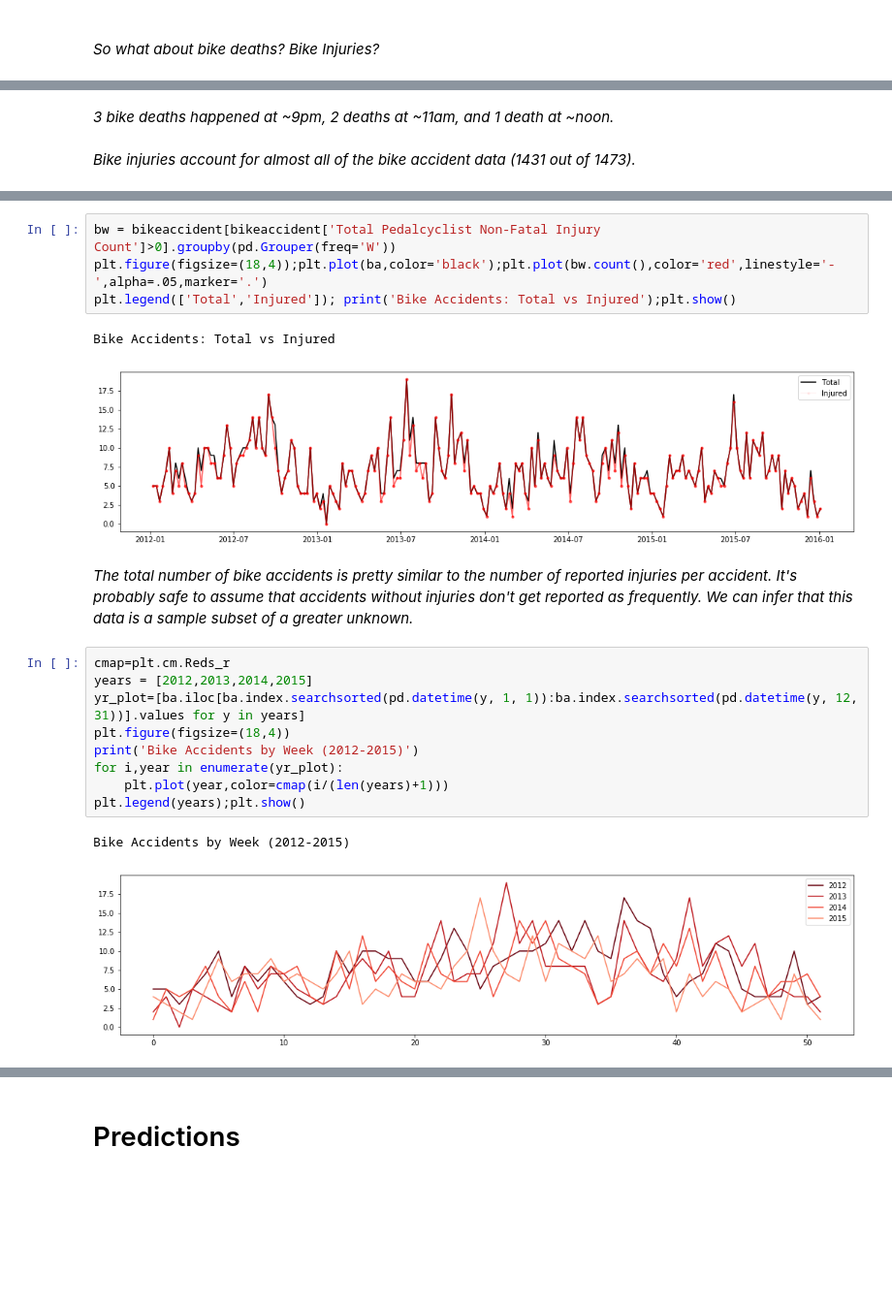
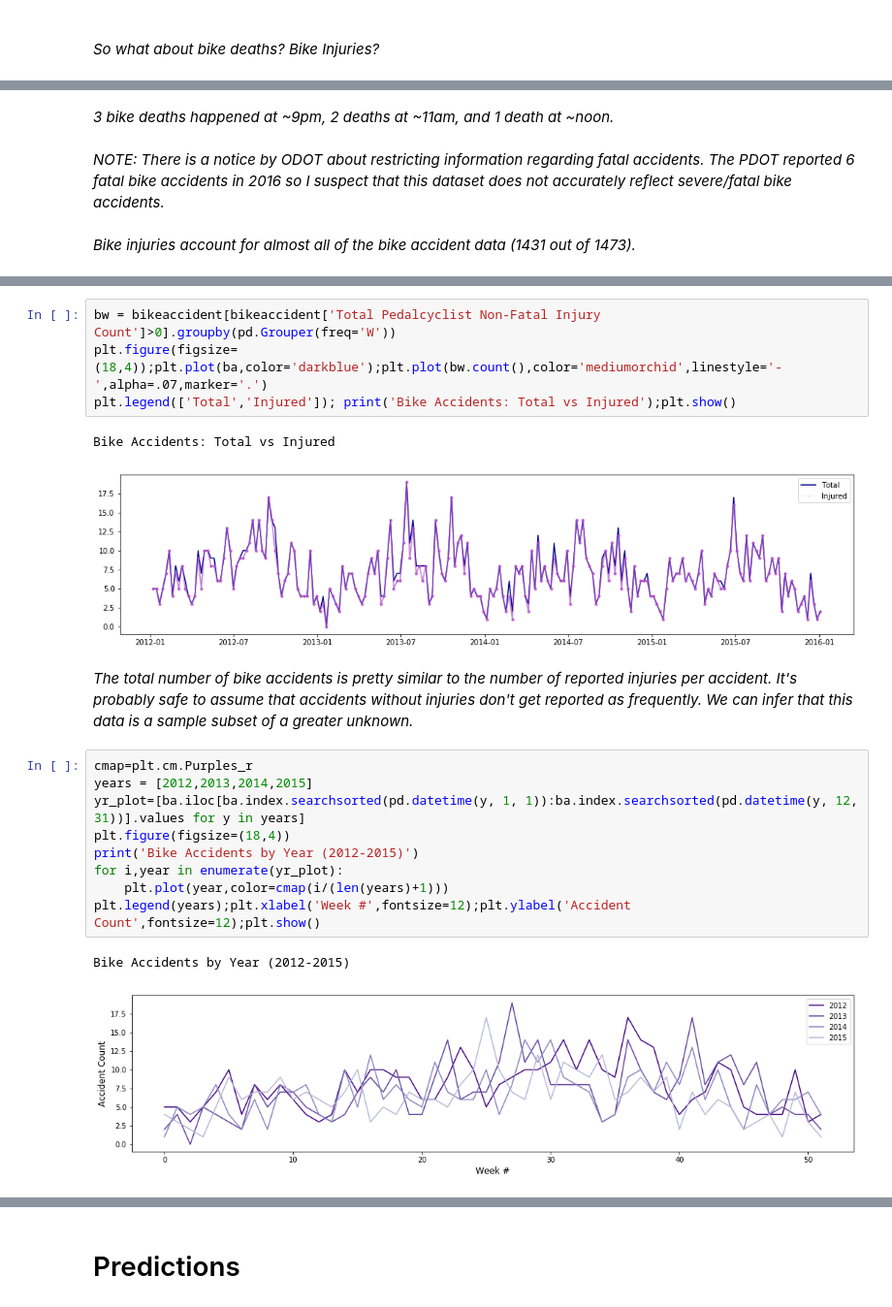
Before and after one commit to kimrharper/thinkful, a Jupyter notebook: capstone/capstone-odot-bikeaccident.ipynb, the cells around one changed output, grey strips where cells are left out. Shown at 97% size. Drawn from its saved outputs; the diff is of its cells as text; blank space fills up the shorter version.

```diff
--- a/capstone/capstone-odot-bikeaccident.ipynb
+++ b/capstone/capstone-odot-bikeaccident.ipynb
@@ -101,5 +107,5 @@ plt.show()
 # %% [markdown]
-_3 bike deaths happened at ~9pm, 2 deaths at ~11am, and 1 death at ~noon._
+_3 bike deaths happened at ~9pm, 2 deaths at ~11am, and 1 death at ~noon.<br> <br>NOTE: There is a notice by ODOT about restricting information regarding fatal accidents. The PDOT reported 6 fatal bike accidents in 2016 so I suspect that this dataset does not accurately reflect severe/fatal bike accidents._
 # %% [markdown]
 _Bike injuries account for almost all of the bike accident data (1431 out of 1473)._
 # %%
@@ -111,22 +117,22 @@ bikeaccident.drop(['Crash Year','Crash Day','Crash Month','Crash Hour','index'],
 | 2012-01-03 | 1450073 | 1.0 | 0.0 | 1.0 | 6 | ... |
 # %%
 bw = bikeaccident[bikeaccident['Total Pedalcyclist Non-Fatal Injury Count']>0].groupby(pd.Grouper(freq='W'))
-plt.figure(figsize=(18,4));plt.plot(ba,color='black');plt.plot(bw.count(),color='red',linestyle='-',alpha=.05,marker='.')
+plt.figure(figsize=(18,4));plt.plot(ba,color='darkblue');plt.plot(bw.count(),color='mediumorchid',linestyle='-',alpha=.07,marker='.')
 plt.legend(['Total','Injured']); print('Bike Accidents: Total vs Injured');plt.show()
 # %% [output]
 Bike Accidents: Total vs Injured
-[figure, old version]
+[figure, new version]
 # %% [markdown]
 _The total number of bike accidents is pretty similar to the number of reported injuries per accident. It's probably safe to assume that accidents without injuries don't get reported as frequently. We can infer that this data is a sample subset of a greater unknown._
 # %%
-cmap=plt.cm.Reds_r
+cmap=plt.cm.Purples_r
 years = [2012,2013,2014,2015]
 yr_plot=[ba.iloc[ba.index.searchsorted(pd.datetime(y, 1, 1)):ba.index.searchsorted(pd.datetime(y, 12, 31))].values for y in years]
 plt.figure(figsize=(18,4))
-print('Bike Accidents by Week (2012-2015)')
+print('Bike Accidents by Year (2012-2015)')
 for i,year in enumerate(yr_plot):
     plt.plot(year,color=cmap(i/(len(years)+1)))
-plt.legend(years);plt.show()
+plt.legend(years);plt.xlabel('Week #',fontsize=12);plt.ylabel('Accident Count',fontsize=12);plt.show()
 # %% [output]
-Bike Accidents by Week (2012-2015)
+Bike Accidents by Year (2012-2015)
-[figure, old version]
+[figure, new version]
```
Also changed, not shown: parts of 50 cells of this notebook.
